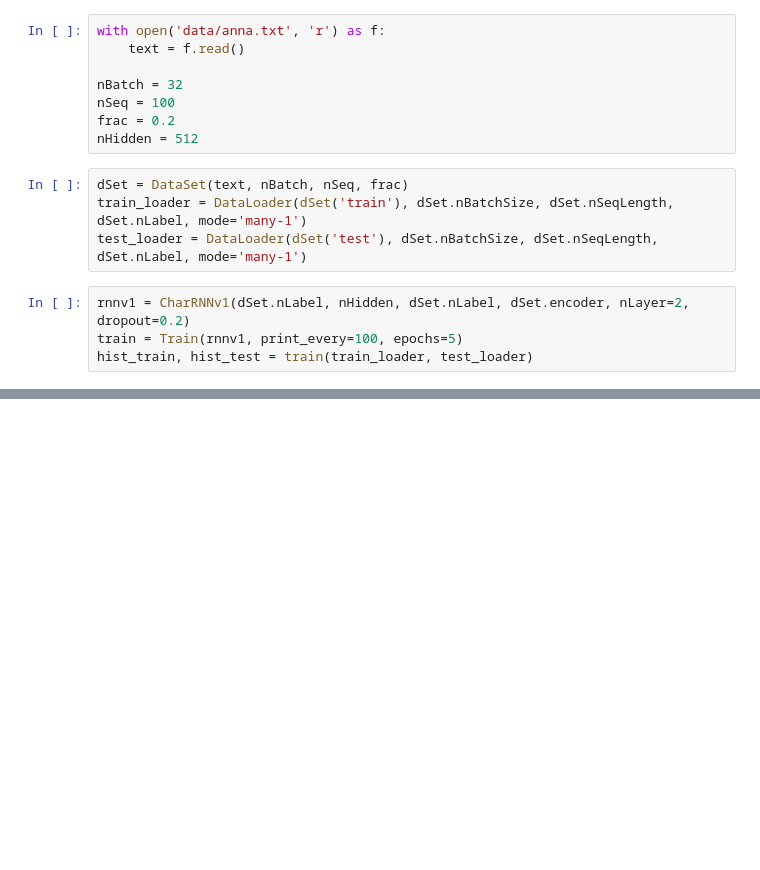
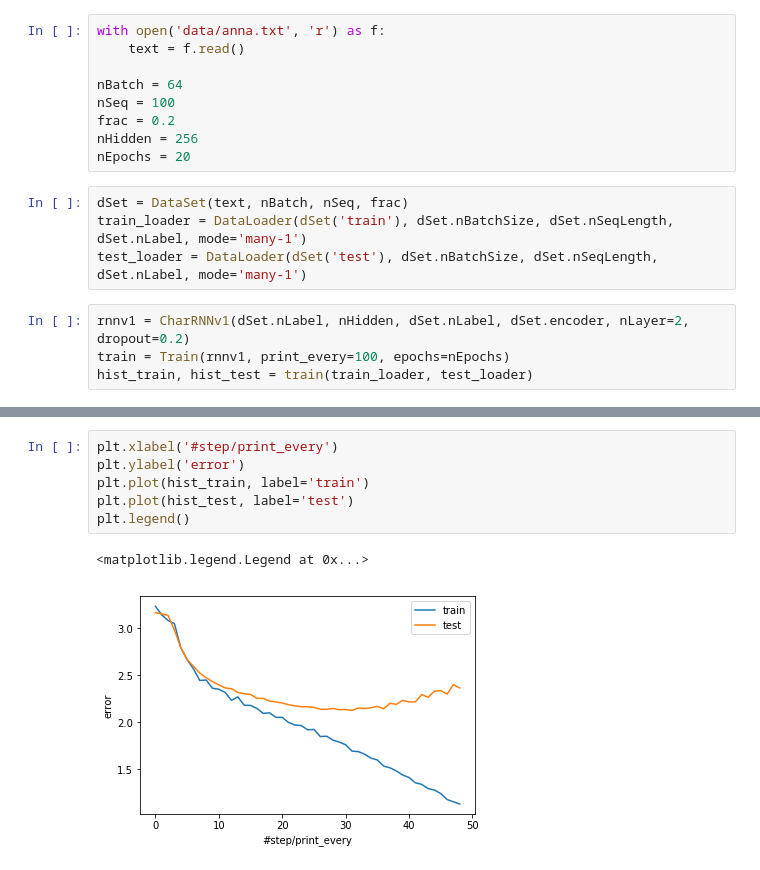
Before and after one commit to syadegari/character_rnn, a Jupyter notebook: example.ipynb, the cells around one changed output, grey strips where cells are left out. Cells and saved outputs as stored; diff of their text form; blank space fills up the shorter version.

```diff
--- a/example.ipynb
+++ b/example.ipynb
@@ -38,15 +41,16 @@ from utils import Train
 with open('data/anna.txt', 'r') as f:
     text = f.read()
 
-nBatch = 32
+nBatch = 64
 nSeq = 100
 frac = 0.2
-nHidden = 512
+nHidden = 256
+nEpochs = 20
 # %%
 dSet = DataSet(text, nBatch, nSeq, frac)
 train_loader = DataLoader(dSet('train'), dSet.nBatchSize, dSet.nSeqLength, dSet.nLabel, mode='many-1')
 test_loader = DataLoader(dSet('test'), dSet.nBatchSize, dSet.nSeqLength, dSet.nLabel, mode='many-1')
 # %%
 rnnv1 = CharRNNv1(dSet.nLabel, nHidden, dSet.nLabel, dSet.encoder, nLayer=2, dropout=0.2)
-train = Train(rnnv1, print_every=100, epochs=5)
+train = Train(rnnv1, print_every=100, epochs=nEpochs)
 hist_train, hist_test = train(train_loader, test_loader)
@@ -53,2 +75,11 @@ hist_train, hist_test = train(train_loader, test_loader)
+# %%
+plt.xlabel('#step/print_every')
+plt.ylabel('error')
+plt.plot(hist_train, label='train')
+plt.plot(hist_test, label='test')
+plt.legend()
+# %% [output]
+<matplotlib.legend.Legend at 0x...>
+[figure, added]
 # %%
 rnnv2 = CharRNNv2(dSet.nLabel, nHidden, dSet.nLabel, dSet.encoder, nLayer=2, dropout=0.2)
```
Also changed, not shown: parts of 17 cells of this notebook, 5 other files.
